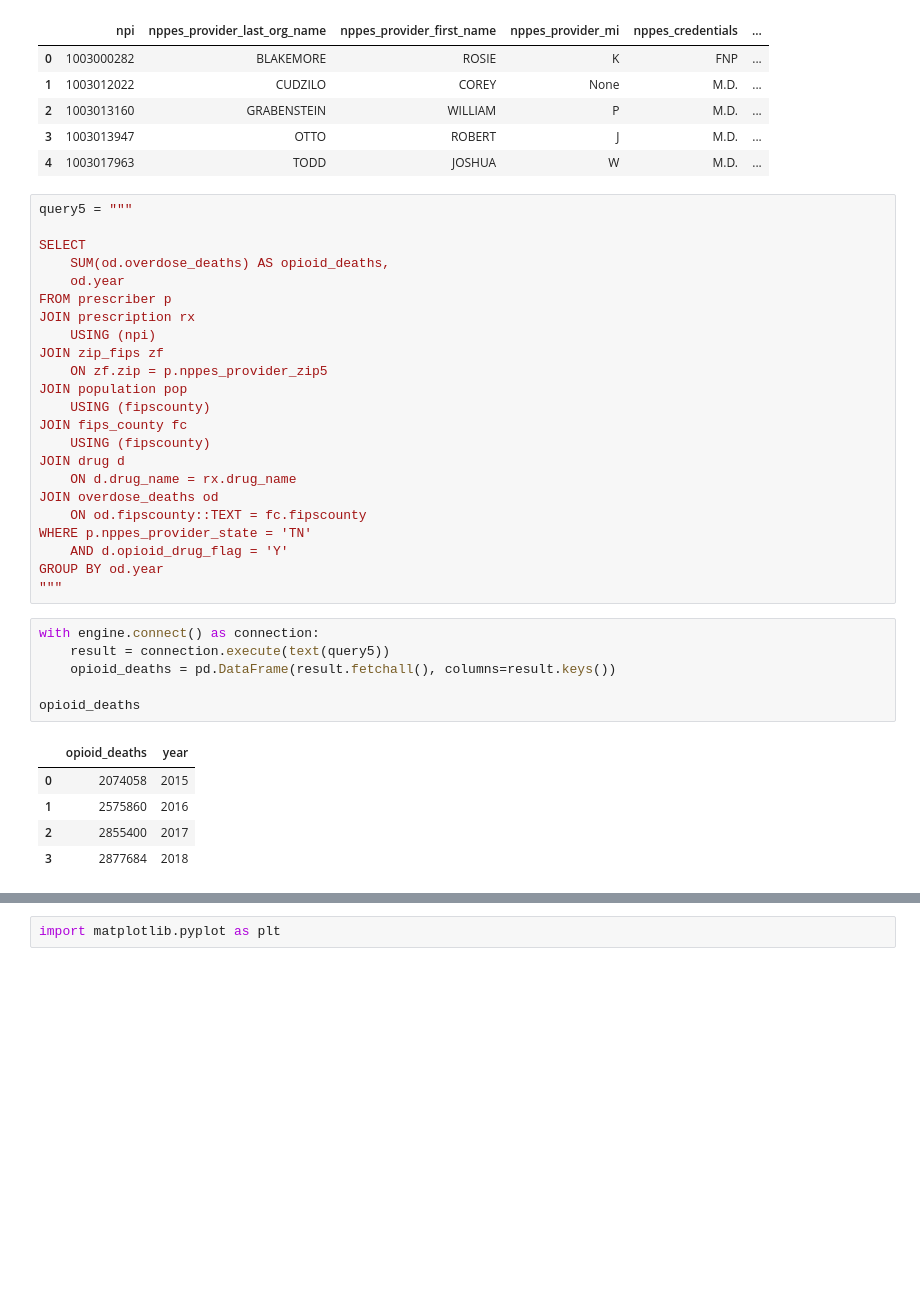
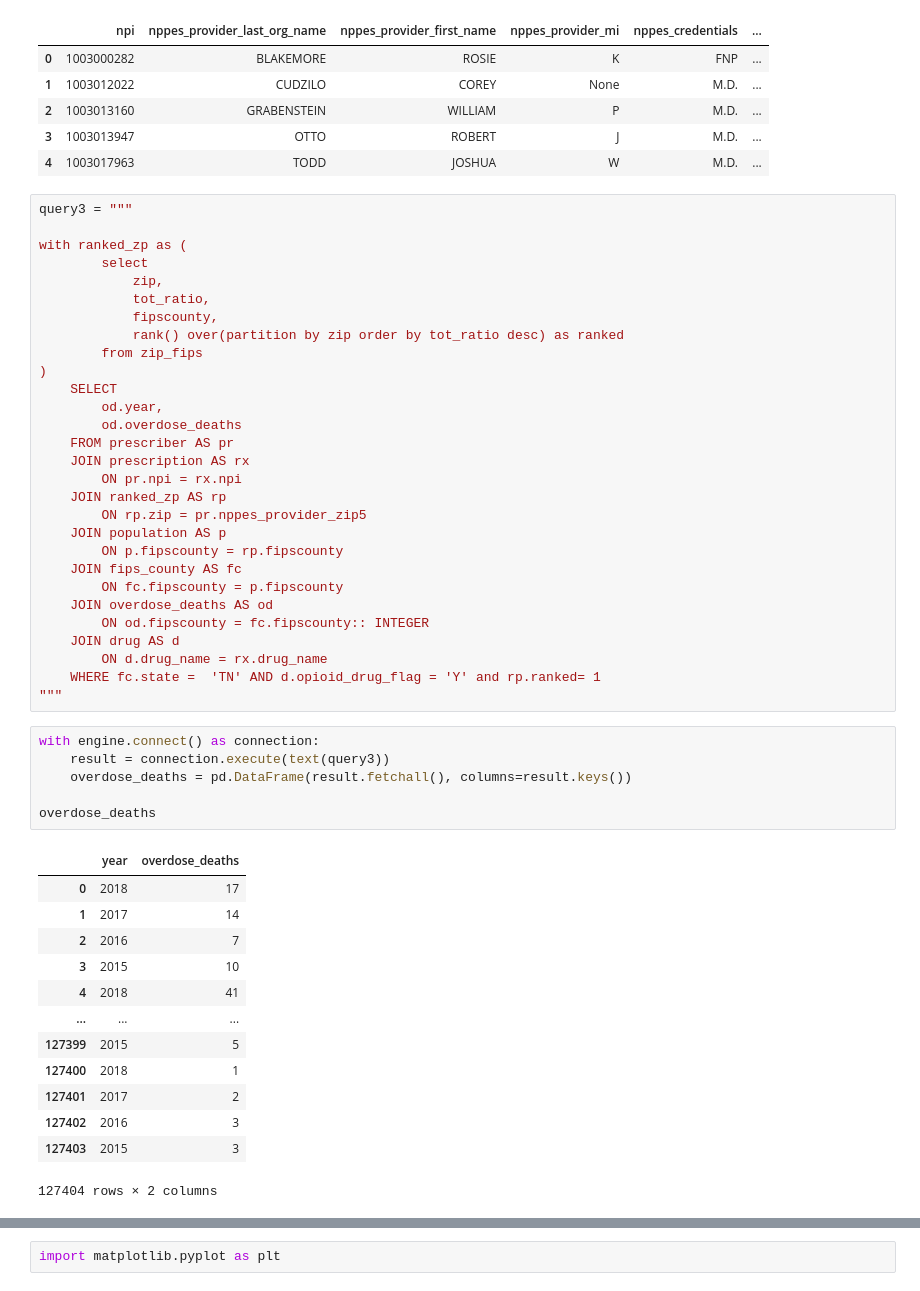
Before and after one commit to NSS-Data-Analytics-Cohort-16/da16-prescribers-python-DSVaughan266, a Jupyter notebook: notebooks/prescribers_connection_question3.ipynb, the cells around one changed output, grey strips where cells are left out. Cells and saved outputs as stored; diff of their text form; blank space fills up the shorter version.

```diff
--- a/notebooks/prescribers_connection_question3.ipynb
+++ b/notebooks/prescribers_connection_question3.ipynb
@@ -64,37 +64,51 @@ prescriber.head()
 | 3 | 1003013947 | OTTO | ROBERT | J | M.D. | ... |
 | 4 | 1003017963 | TODD | JOSHUA | W | M.D. | ... |
 # %%
-query5 = """
+query3 = """
 
-SELECT
-	SUM(od.overdose_deaths) AS opioid_deaths,
-	od.year
-FROM prescriber p
-JOIN prescription rx
-	USING (npi)
-JOIN zip_fips zf
-	ON zf.zip = p.nppes_provider_zip5
-JOIN population pop
-	USING (fipscounty)
-JOIN fips_county fc
-	USING (fipscounty)
-JOIN drug d
-	ON d.drug_name = rx.drug_name
-JOIN overdose_deaths od
-	ON od.fipscounty::TEXT = fc.fipscounty
-WHERE p.nppes_provider_state = 'TN'
-	AND d.opioid_drug_flag = 'Y'
-GROUP BY od.year
+with ranked_zp as (
+		select
+			zip,
+			tot_ratio,
+			fipscounty,
+			rank() over(partition by zip order by tot_ratio desc) as ranked
+		from zip_fips
+)
+	SELECT
+		od.year,
+		od.overdose_deaths
+	FROM prescriber AS pr
+	JOIN prescription AS rx
+		ON pr.npi = rx.npi
+	JOIN ranked_zp AS rp
+		ON rp.zip = pr.nppes_provider_zip5
+	JOIN population AS p
+		ON p.fipscounty = rp.fipscounty
+	JOIN fips_county AS fc
+		ON fc.fipscounty = p.fipscounty
+	JOIN overdose_deaths AS od
+		ON od.fipscounty = fc.fipscounty:: INTEGER
+	JOIN drug AS d
+		ON d.drug_name = rx.drug_name
+	WHERE fc.state =  'TN' AND d.opioid_drug_flag = 'Y' and rp.ranked= 1
 """
 # %%
 with engine.connect() as connection:
-    result = connection.execute(text(query5))
-    opioid_deaths = pd.DataFrame(result.fetchall(), columns=result.keys())
+    result = connection.execute(text(query3))
+    overdose_deaths = pd.DataFrame(result.fetchall(), columns=result.keys())
 
-opioid_deaths
+overdose_deaths
 # %% [output]
-|  | opioid_deaths | year |
-| 0 | 2074058 | 2015 |
-| 1 | 2575860 | 2016 |
-| 2 | 2855400 | 2017 |
-| 3 | 2877684 | 2018 |
+|  | year | overdose_deaths |
+| 0 | 2018 | 17 |
+| 1 | 2017 | 14 |
+| 2 | 2016 | 7 |
+| 3 | 2015 | 10 |
+| 4 | 2018 | 41 |
+| ... | ... | ... |
+| 127399 | 2015 | 5 |
+| 127400 | 2018 | 1 |
+| 127401 | 2017 | 2 |
+| 127402 | 2016 | 3 |
+| 127403 | 2015 | 3 |
+127404 rows × 2 columns
```
Also changed, not shown: parts of 2 cells of this notebook, 4 other files.
